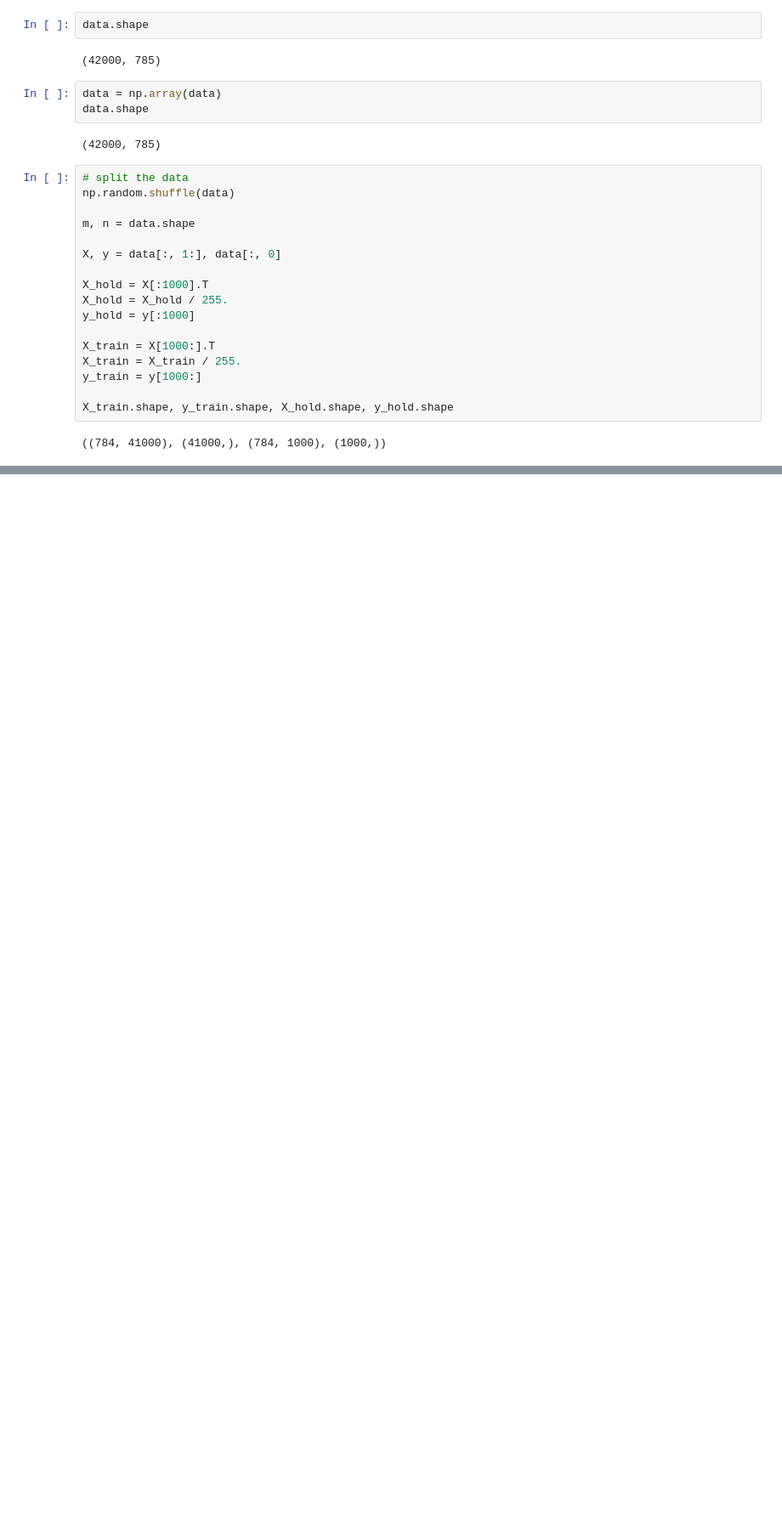
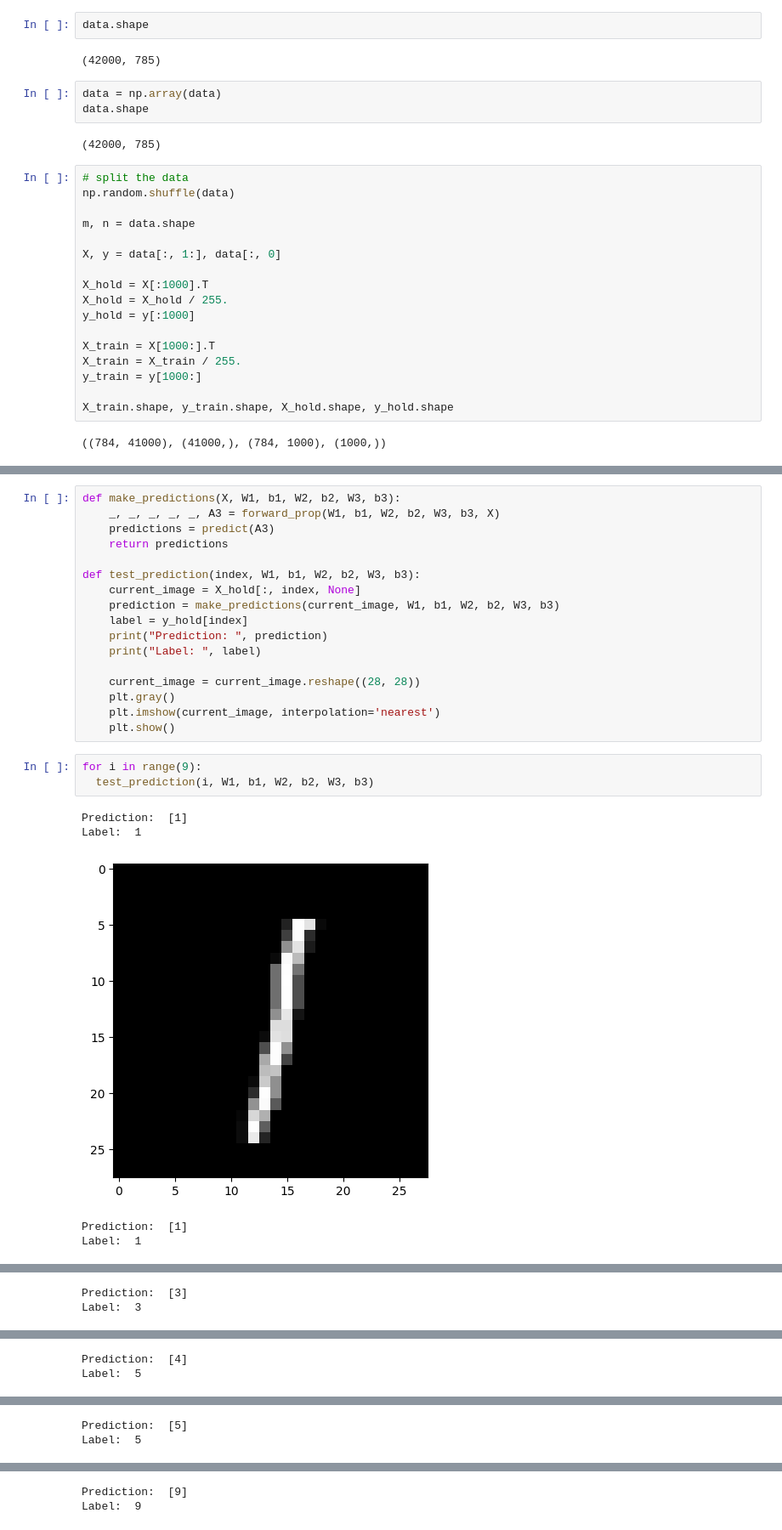
Before and after one commit to Venchislaw/LearningAI, a Jupyter notebook: Experiments/MNIST from scratch/Neural_Network_from_scratch.ipynb, the cells around one changed output, grey strips where cells are left out. Shown: that part at 85% size. Saved outputs shown, nothing was run; the diff lists cells and outputs as text; blank space fills up the shorter version.

```diff
--- a/Experiments/MNIST from scratch/Neural_Network_from_scratch.ipynb
+++ b/Experiments/MNIST from scratch/Neural_Network_from_scratch.ipynb
@@ -122,0 +156,26 @@ print(backward_prop(Z1, A1, Z2, A2, Z3, A3, W3, W2, X_train, y_train))
+# %%
+def make_predictions(X, W1, b1, W2, b2, W3, b3):
+    _, _, _, _, _, A3 = forward_prop(W1, b1, W2, b2, W3, b3, X)
+    predictions = predict(A3)
+    return predictions
+
+def test_prediction(index, W1, b1, W2, b2, W3, b3):
+    current_image = X_hold[:, index, None]
+    prediction = make_predictions(current_image, W1, b1, W2, b2, W3, b3)
+    label = y_hold[index]
+    print("Prediction: ", prediction)
+    print("Label: ", label)
+
+    current_image = current_image.reshape((28, 28))
+    plt.gray()
+    plt.imshow(current_image, interpolation='nearest')
+    plt.show()
+# %%
+for i in range(9):
+  test_prediction(i, W1, b1, W2, b2, W3, b3)
+# %% [output]
+Prediction:  [1]
+Label:  1
+[figure, added]
+Prediction:  [1]
+Label:  1
@@ -122,0 +183,2 @@ print(backward_prop(Z1, A1, Z2, A2, Z3, A3, W3, W2, X_train, y_train))
+Prediction:  [3]
+Label:  3
@@ -122,0 +186,2 @@ print(backward_prop(Z1, A1, Z2, A2, Z3, A3, W3, W2, X_train, y_train))
+Prediction:  [4]
+Label:  5
@@ -122,0 +189,2 @@ print(backward_prop(Z1, A1, Z2, A2, Z3, A3, W3, W2, X_train, y_train))
+Prediction:  [5]
+Label:  5
@@ -122,0 +192,2 @@ print(backward_prop(Z1, A1, Z2, A2, Z3, A3, W3, W2, X_train, y_train))
+Prediction:  [9]
+Label:  9
```
Also changed, not shown: parts of 3 cells of this notebook.
